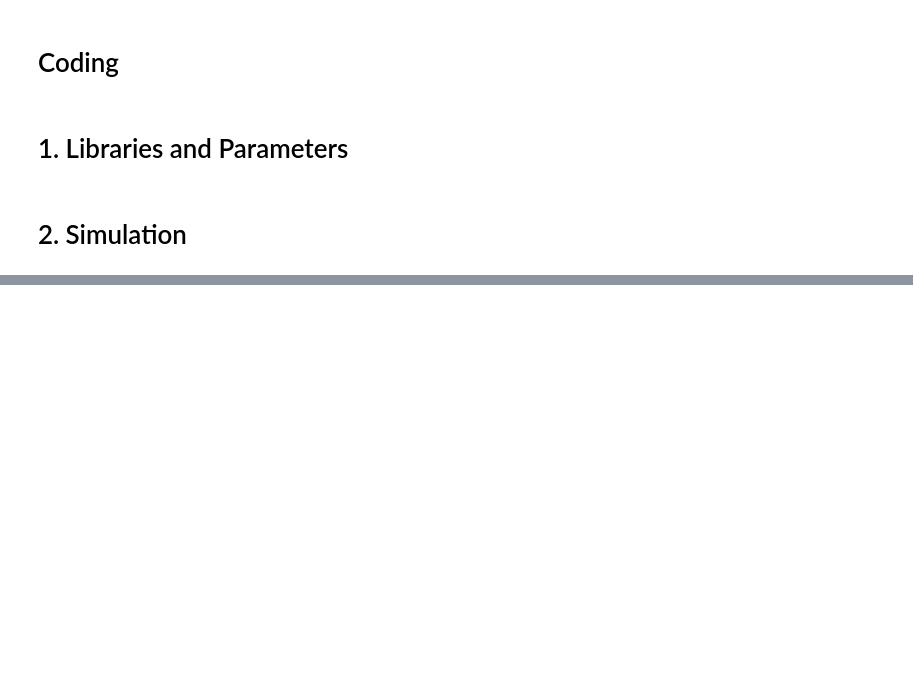
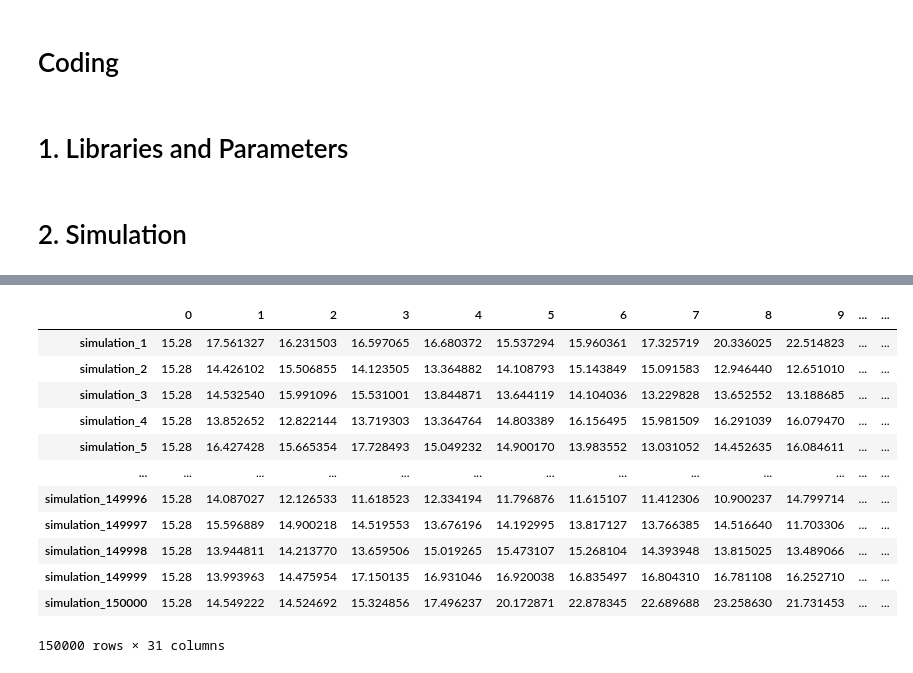
Before and after one commit to torreblanca99/course_financial_markets_maths, a Jupyter notebook: notebooks/01_Int_Derivates/03_[notes]_american_options.ipynb, the cells around one changed output, grey strips where cells are left out. Cells and saved outputs as stored; diff of their text form; code cells hidden in the pictures; blank space fills up the shorter version.

```diff
--- a/notebooks/01_Int_Derivates/03_[notes]_american_options.ipynb
+++ b/notebooks/01_Int_Derivates/03_[notes]_american_options.ipynb
@@ -236 +249,23 @@ precio_ini, sigma
+# %%
+# Considering the same number of days as in 2020, we run the Monte Carlo simulation of a Brownian process
+rate = 0.06
+days = 30
+n = 150000
+
+Prices_df = simulate_prices(price_ini, rate, sigma, days, n)
+Prices_df.head()
+# %% [output]
+|  | 0 | 1 | 2 | 3 | 4 | 5 | 6 | 7 | 8 | 9 | ... | ... |
+| simulation_1 | 15.28 | 17.561327 | 16.231503 | 16.597065 | 16.680372 | 15.537294 | 15.960361 | 17.325719 | 20.336025 | 22.514823 | ... | ... |
+| simulation_2 | 15.28 | 14.426102 | 15.506855 | 14.123505 | 13.364882 | 14.108793 | 15.143849 | 15.091583 | 12.946440 | 12.651010 | ... | ... |
+| simulation_3 | 15.28 | 14.532540 | 15.991096 | 15.531001 | 13.844871 | 13.644119 | 14.104036 | 13.229828 | 13.652552 | 13.188685 | ... | ... |
+| simulation_4 | 15.28 | 13.852652 | 12.822144 | 13.719303 | 13.364764 | 14.803389 | 16.156495 | 15.981509 | 16.291039 | 16.079470 | ... | ... |
+| simulation_5 | 15.28 | 16.427428 | 15.665354 | 17.728493 | 15.049232 | 14.900170 | 13.983552 | 13.031052 | 14.452635 | 16.084611 | ... | ... |
+| ... | ... | ... | ... | ... | ... | ... | ... | ... | ... | ... | ... | ... |
+| simulation_149996 | 15.28 | 14.087027 | 12.126533 | 11.618523 | 12.334194 | 11.796876 | 11.615107 | 11.412306 | 10.900237 | 14.799714 | ... | ... |
+| simulation_149997 | 15.28 | 15.596889 | 14.900218 | 14.519553 | 13.676196 | 14.192995 | 13.817127 | 13.766385 | 14.516640 | 11.703306 | ... | ... |
+| simulation_149998 | 15.28 | 13.944811 | 14.213770 | 13.659506 | 15.019265 | 15.473107 | 15.268104 | 14.393948 | 13.815025 | 13.489066 | ... | ... |
+| simulation_149999 | 15.28 | 13.993963 | 14.475954 | 17.150135 | 16.931046 | 16.920038 | 16.835497 | 16.804310 | 16.781108 | 16.252710 | ... | ... |
+| simulation_150000 | 15.28 | 14.549222 | 14.524692 | 15.324856 | 17.496237 | 20.172871 | 22.878345 | 22.689688 | 23.258630 | 21.731453 | ... | ... |
+150000 rows × 31 columns
 # %%
```
Also changed, not shown: parts of 16 cells of this notebook.
